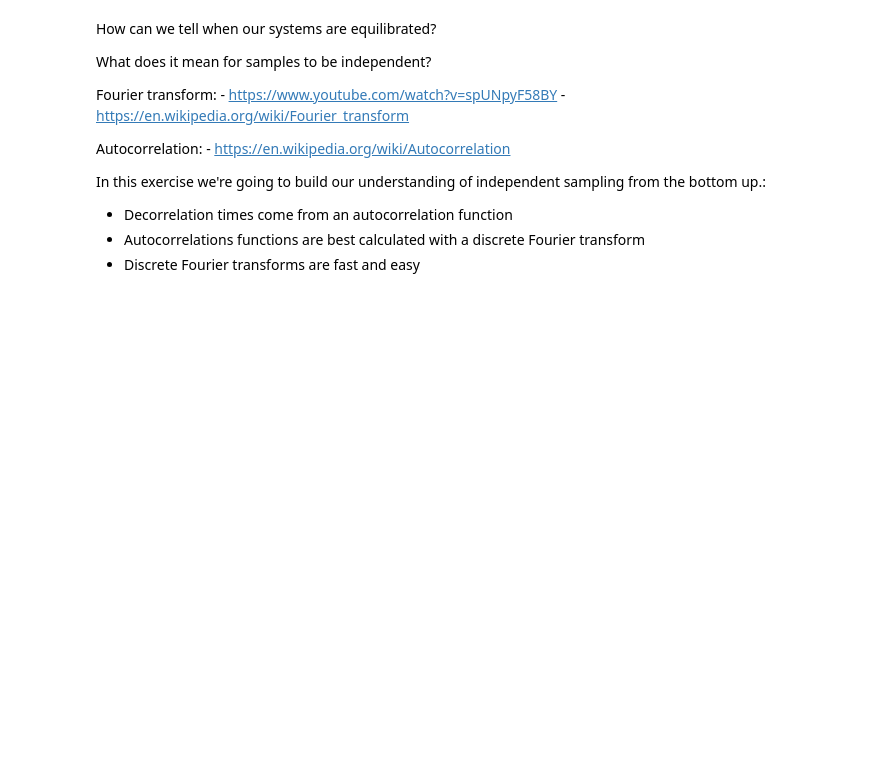
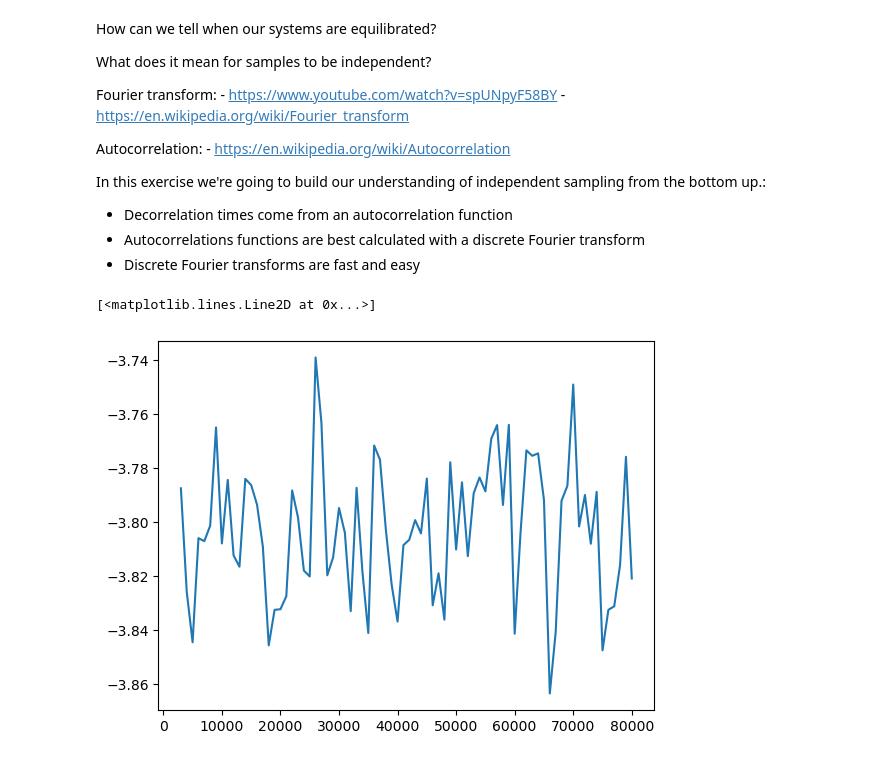
Before and after one commit to icomse/7th_workshop_MD, a Jupyter notebook: day_two/session4/1-correlations.ipynb, the cells around one changed output. Cells and saved outputs as stored; diff of their text form; code cells hidden in the pictures; blank space fills up the shorter version.

Commit message:
weave in amir data

```diff
--- a/day_two/session4/1-correlations.ipynb
+++ b/day_two/session4/1-correlations.ipynb
@@ -94,3 +94,12 @@ data = 27 * numpy.exp(-x/(10*n))+rng.standard_normal(len(x)) -442.31
 # What is the decorrelation time of this dataset?
 # %%
 # How many independent samples are in it?
+# %%
+#now let's figure out how many independent samples are in a trajectory from Amir's example
+thermo = numpy.loadtxt("thermo.txt",skiprows=4)
+t = thermo[:,0]
+pe = thermo[:,1]
+plt.plot(t,pe)
+# %% [output]
+[<matplotlib.lines.Line2D at 0x...>]
+[figure, added]
```
Also changed, not shown: 1 other file.
